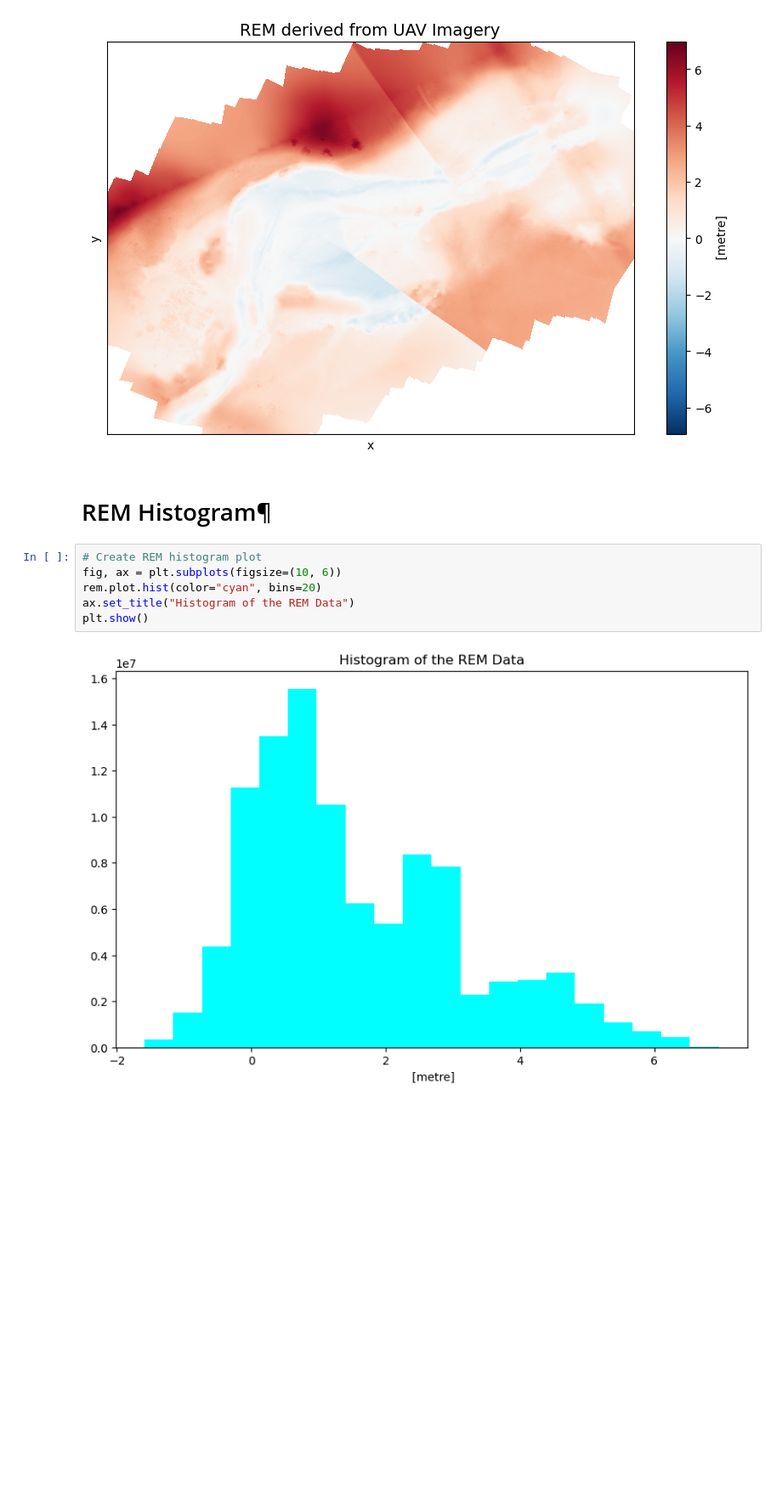
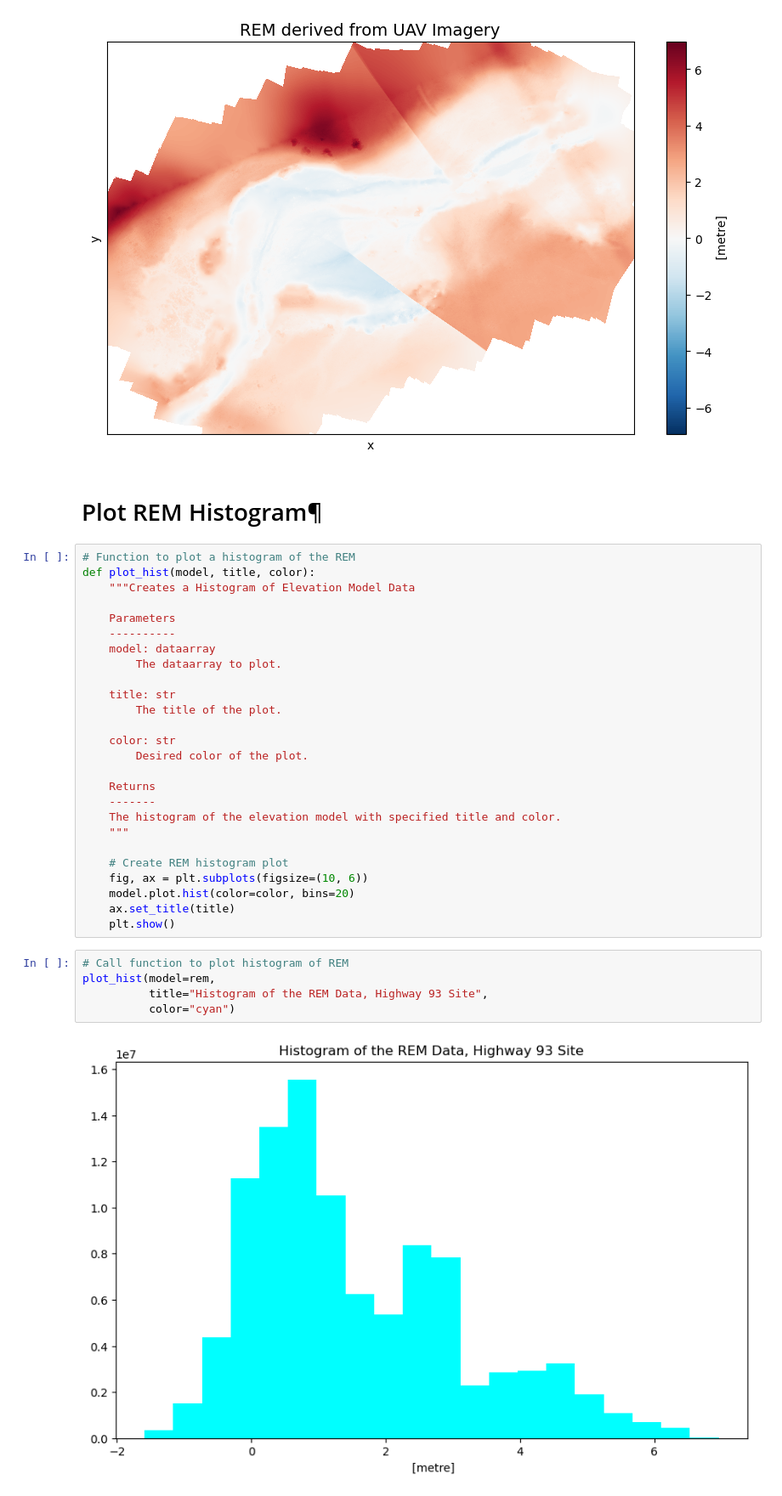
Before and after one commit to lechipman/example-project-repository, a Jupyter notebook: watershed_project_summer23.ipynb, the cells around one changed output. Shown at 85% size. Cells and saved outputs as stored; diff of their text form; blank space fills up the shorter version.

```diff
--- a/watershed_project_summer23.ipynb
+++ b/watershed_project_summer23.ipynb
@@ -181,12 +149,37 @@ plot_model(model = rem,
 # %% [output]
 [figure]
 # %% [markdown]
-# REM Histogram¶
+# Plot REM Histogram¶
 # %%
-# Create REM histogram plot
-fig, ax = plt.subplots(figsize=(10, 6))
-rem.plot.hist(color="cyan", bins=20)
-ax.set_title("Histogram of the REM Data")
-plt.show()
+# Function to plot a histogram of the REM
+def plot_hist(model, title, color):
+    """Creates a Histogram of Elevation Model Data
+
+    Parameters
+    ----------
+    model: dataarray
+        The dataarray to plot.
+
+    title: str
+        The title of the plot.
+
+    color: str
+        Desired color of the plot.
+
+    Returns
+    -------
+    The histogram of the elevation model with specified title and color.
+    """
+
+    # Create REM histogram plot
+    fig, ax = plt.subplots(figsize=(10, 6))
+    model.plot.hist(color=color, bins=20)
+    ax.set_title(title)
+    plt.show()
-# %% [output]
-[figure, removed]
+# %%
+# Call function to plot histogram of REM
+plot_hist(model=rem,
+          title="Histogram of the REM Data, Highway 93 Site",
+          color="cyan")
+# %% [output]
+[figure, added]
```
Also changed, not shown: parts of 4 cells of this notebook.
